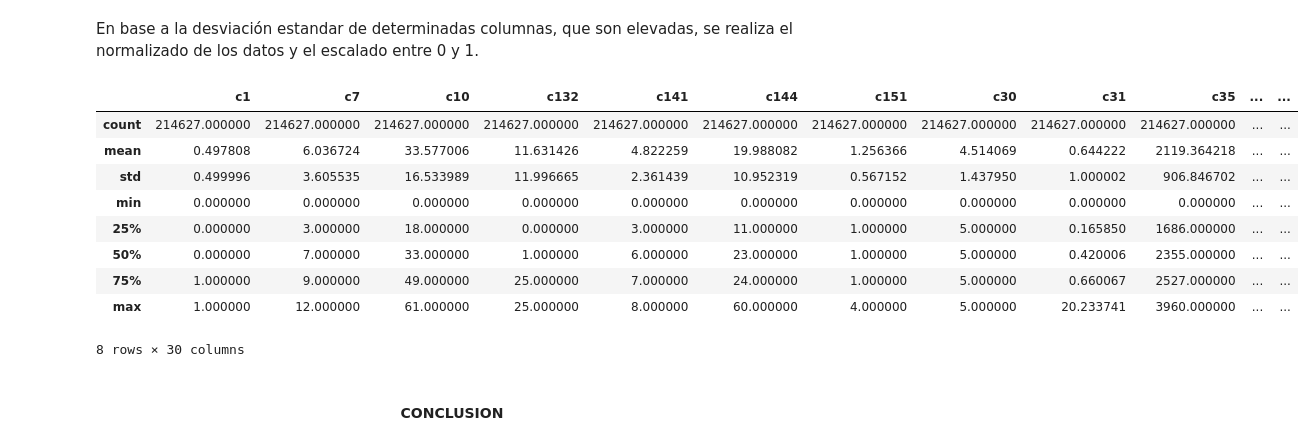
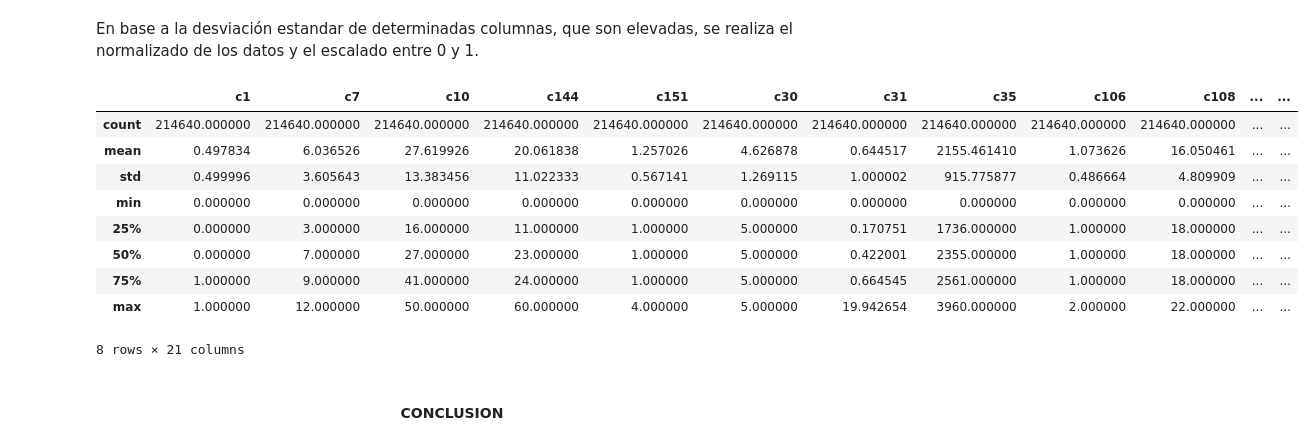
Before and after one commit to Vic-silo/TFM-EIP, a Jupyter notebook: ML-Models/PHA-crew_Jose.ipynb, the cells around one changed output. Drawn from its saved outputs; the diff is of its cells as text; code cells hidden in the pictures.

```diff
--- a/ML-Models/PHA-crew_Jose.ipynb
+++ b/ML-Models/PHA-crew_Jose.ipynb
@@ -833,7 +824,6 @@ VALUES  [nan 'RECIPROCATING-OPPOSED' 'TURBOFAN/TURBOJET BYPASS'
  'RECIPROCATING-INLINE' 'RECIPROCATING-VEE' 'OTHER' 'DIESEL-INLINE'
  'ROTARY']
 # %%
-df['c61'] = pd.to_numeric(df['c61'], errors='coerce').astype('float32')
 df['c62'] = pd.to_numeric(df['c62'], errors='coerce').astype('float32')
 df['c65'] = pd.to_numeric(df['c65'], errors='coerce').astype('float32')
 df['c31'] = pd.to_numeric(df['c31'], errors='coerce').astype('float32')
@@ -896,12 +886,10 @@ num_cols = []
 
 columnas = ["c1","c7","c144",
             "c106","c108","c51",
-            "c101","c109",
-            "c132","c141","c151","c35",
-            "c117","c47",
-            "c122","c126","c128","c130",
-            "c84","c123","c156","c49","c41",
-            "c30","c61","c62","c65","c10","c31","c56"]
+            "c101","c109","c151","c35",
+            "c117","c128",
+            "c156","c49","c41",
+            "c30","c62","c65","c10","c31","c56"]
 
 for columna in columnas:
     if df[columna].dtype == 'object':
@@ -943,8 +931,8 @@ Columnas categoricas string: ['c1', 'c144', 'c106', 'c108', 'c51', 'c101', 'c109
 # %%
 #La columna c65 debe ser numerica no categorica ,debido a su naturaleza, es decir, hace referencia a la cantidad de tripulantes.
-num_cols_ncat= ['c61', 'c62', 'c31', 'c56','c65']
-num_cols_cat= ['c7', 'c151', 'c47', 'c10']
-str_cols=['c1', 'c144', 'c106', 'c108', 'c51', 'c101', 'c109', 'c132', 'c141', 'c35', 'c117', 'c122', 'c126', 'c128', 'c130', 'c84', 'c123', 'c156', 'c49', 'c41', 'c30']
+num_cols_ncat= ['c62', 'c31', 'c56','c65']
+num_cols_cat= ['c7', 'c151', 'c10']
+str_cols=['c1', 'c144', 'c106', 'c108', 'c51', 'c101', 'c109', 'c35', 'c117','c128', 'c156', 'c49', 'c41', 'c30']
 # %% [markdown]
 <h3><div style="font-size:14px; text-align:center"><b>IMPUTACION DE VALORES de COLUMNAS NUMERICAS CATEGORICASs</b><br></div></h3>
 # %%
@@ -1193,10 +1181,10 @@ str_cols= ['c1', 'c144', 'c106', 'c108', 'c51', 'c101', 'c109', 'c132', 'c141',
 # LabelEncoder
 col_le = ["c1"]
 # OrdinalEncoder
-col_oe = ['c144', 'c106', 'c108', 'c51', 'c101', 'c109', 'c132', 'c141', 'c35', 'c117', 'c122', 'c126', 'c128', 'c130', 'c84', 'c123', 'c156', 'c49', 'c41', 'c30']
+col_oe = ['c144', 'c106', 'c108', 'c51', 'c101', 'c109', 'c35', 'c117','c128', 'c156', 'c49', 'c41', 'c30']
 
 # Cambio de tipo
-col_retype = ['c7', 'c151', 'c47', 'c10']
+col_retype = ['c7', 'c151', 'c10']
 
 col_oe.extend(col_retype)
 # %% [markdown]
@@ -1330,38 +1319,38 @@ df[num_cols_ncat].describe()
 En base a la desviación estandar de determinadas columnas, que son elevadas, se realiza el normalizado de los datos y el escalado entre 0 y 1.
 # %%
 # Columnas a aplicar diferentes métodos
-std_cols = ['c61', 'c62', 'c31', 'c56','c65']
+std_cols = ['c62', 'c31', 'c56','c65']
 #min_max_cols = ['c20', 'c240', 'c241']
 
 # Instancia de los normalizados
 std_scaler = StandardScaler(with_mean=False)
 #min_max_scaler = MinMaxScaler()
 
 # Ajuste de las instancias a los datos y guardado de estos
 std_scaler.fit(df[std_cols])
 #min_max_scaler.fit(df[min_max_cols])
 
 joblib.dump(std_scaler, f'{model_info_dir}scaler_{"_".join(std_cols)}.joblib')
 #joblib.dump(min_max_scaler, f'{model_info_dir}scaler_{"_".join(min_max_cols)}.joblib')
 #scaler_new = joblib.load('scaler.joblib')
 #df['c31'] = scaler_new.transform(df[['c31']])
 
 # Transformación de los datos
 df[std_cols] = std_scaler.transform(df[std_cols])
 #df[min_max_cols] = min_max_scaler.transform(df[min_max_cols])
 
 df.describe()
 # %% [output]
-|  | c1 | c7 | c10 | c132 | c141 | c144 | c151 | c30 | c31 | c35 | ... | ... |
-| count | 214627.000000 | 214627.000000 | 214627.000000 | 214627.000000 | 214627.000000 | 214627.000000 | 214627.000000 | 214627.000000 | 214627.000000 | 214627.000000 | ... | ... |
-| mean | 0.497808 | 6.036724 | 33.577006 | 11.631426 | 4.822259 | 19.988082 | 1.256366 | 4.514069 | 0.644222 | 2119.364218 | ... | ... |
-| std | 0.499996 | 3.605535 | 16.533989 | 11.996665 | 2.361439 | 10.952319 | 0.567152 | 1.437950 | 1.000002 | 906.846702 | ... | ... |
+|  | c1 | c7 | c10 | c144 | c151 | c30 | c31 | c35 | c106 | c108 | ... | ... |
+| count | 214640.000000 | 214640.000000 | 214640.000000 | 214640.000000 | 214640.000000 | 214640.000000 | 214640.000000 | 214640.000000 | 214640.000000 | 214640.000000 | ... | ... |
+| mean | 0.497834 | 6.036526 | 27.619926 | 20.061838 | 1.257026 | 4.626878 | 0.644517 | 2155.461410 | 1.073626 | 16.050461 | ... | ... |
+| std | 0.499996 | 3.605643 | 13.383456 | 11.022333 | 0.567141 | 1.269115 | 1.000002 | 915.775877 | 0.486664 | 4.809909 | ... | ... |
 | min | 0.000000 | 0.000000 | 0.000000 | 0.000000 | 0.000000 | 0.000000 | 0.000000 | 0.000000 | 0.000000 | 0.000000 | ... | ... |
-| 25% | 0.000000 | 3.000000 | 18.000000 | 0.000000 | 3.000000 | 11.000000 | 1.000000 | 5.000000 | 0.165850 | 1686.000000 | ... | ... |
-| 50% | 0.000000 | 7.000000 | 33.000000 | 1.000000 | 6.000000 | 23.000000 | 1.000000 | 5.000000 | 0.420006 | 2355.000000 | ... | ... |
-| 75% | 1.000000 | 9.000000 | 49.000000 | 25.000000 | 7.000000 | 24.000000 | 1.000000 | 5.000000 | 0.660067 | 2527.000000 | ... | ... |
-| max | 1.000000 | 12.000000 | 61.000000 | 25.000000 | 8.000000 | 60.000000 | 4.000000 | 5.000000 | 20.233741 | 3960.000000 | ... | ... |
+| 25% | 0.000000 | 3.000000 | 16.000000 | 11.000000 | 1.000000 | 5.000000 | 0.170751 | 1736.000000 | 1.000000 | 18.000000 | ... | ... |
+| 50% | 0.000000 | 7.000000 | 27.000000 | 23.000000 | 1.000000 | 5.000000 | 0.422001 | 2355.000000 | 1.000000 | 18.000000 | ... | ... |
+| 75% | 1.000000 | 9.000000 | 41.000000 | 24.000000 | 1.000000 | 5.000000 | 0.664545 | 2561.000000 | 1.000000 | 18.000000 | ... | ... |
+| max | 1.000000 | 12.000000 | 50.000000 | 60.000000 | 4.000000 | 5.000000 | 19.942654 | 3960.000000 | 2.000000 | 22.000000 | ... | ... |
-8 rows × 30 columns
+8 rows × 21 columns
 # %% [markdown]
 <h3><div style="font-size:14px; text-align:center"><b>CONCLUSION</b></div></h3>
 # %%
```
Also changed, not shown: parts of 56 cells of this notebook, 7 other files.
